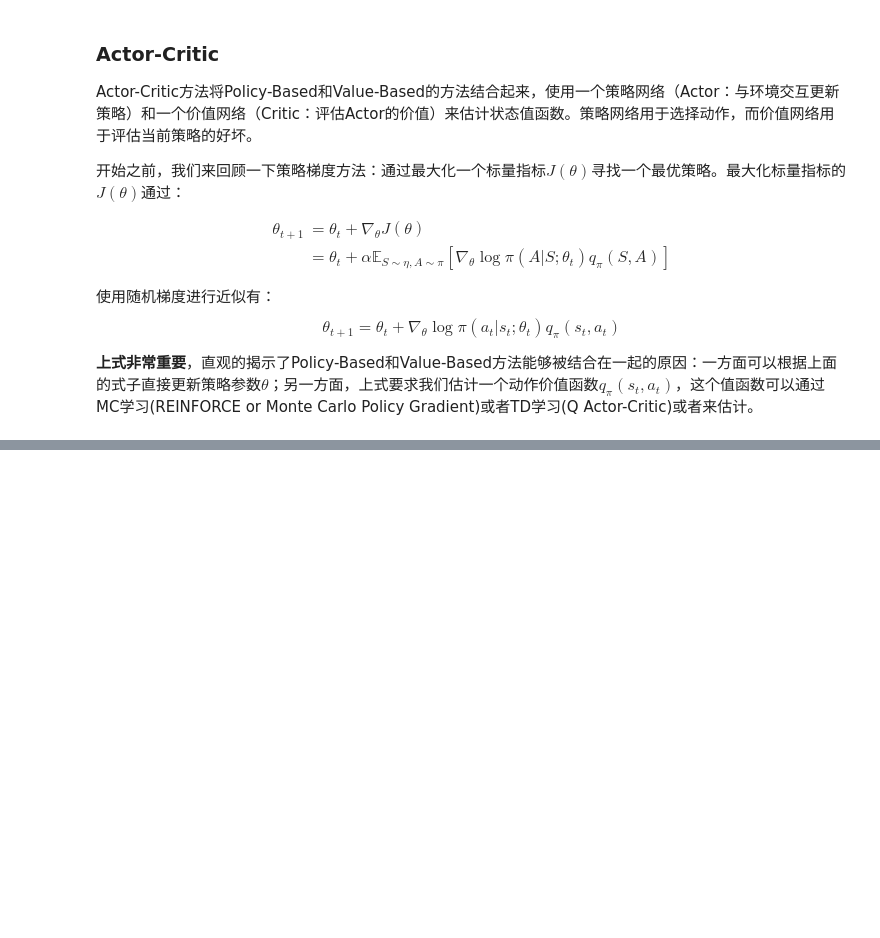
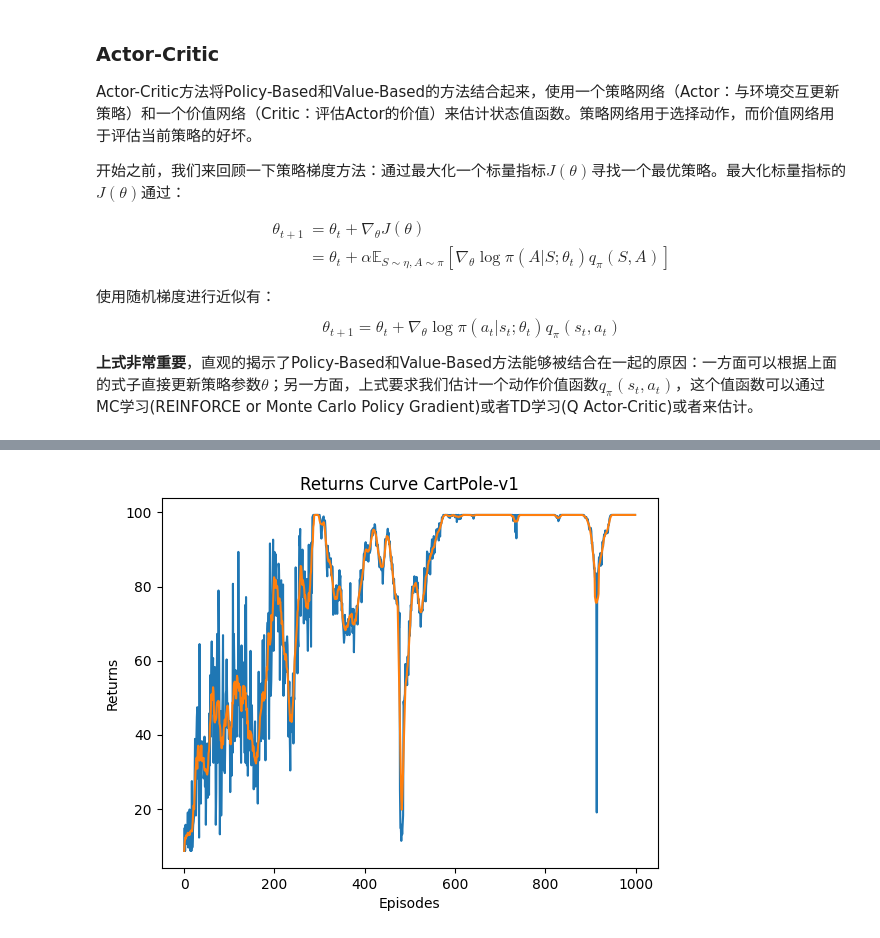
Before and after one commit to kangrl/Deep-Reinforce-Learning, a Jupyter notebook: 03 Algorithms/3.16 Actor-Critic Methods.ipynb, the cells around one changed output, grey strips where cells are left out. Drawn from its saved outputs; the diff is of its cells as text; code cells hidden in the pictures; blank space fills up the shorter version.

Commit message:
Add 3.16 Actor-Critic Methods

```diff
--- a/03 Algorithms/3.16 Actor-Critic Methods.ipynb
+++ b/03 Algorithms/3.16 Actor-Critic Methods.ipynb
@@ -35,0 +191,24 @@ $$
+# %%
+name = 'CartPole-v1'
+environment = gym.make(name, render_mode='rgb_array')
+# %%
+agent = ActorCritic(
+    env=environment,
+    state_dim=environment.observation_space.shape[0],
+    action_dim=environment.action_space.n,
+    hidden_dim=128,
+    actor_learning_rate=0.01,
+    critic_learning_rate=0.001,
+    gamma=0.99,
+    device=get_device()
+)
+# %%
+agent.train(
+    epochs=1000
+)
+# %%
+environment = gym.make(name, render_mode='human')
+environment.reset()
+
+agent.env = environment
+agent.visualize(delay=0)
@@ -35,0 +218,4 @@ $$
+# %%
+plot_returns_curve(agent.returns, name=name)
+# %% [output]
+[figure, added]
```
Also changed, not shown: parts of 6 cells of this notebook.
